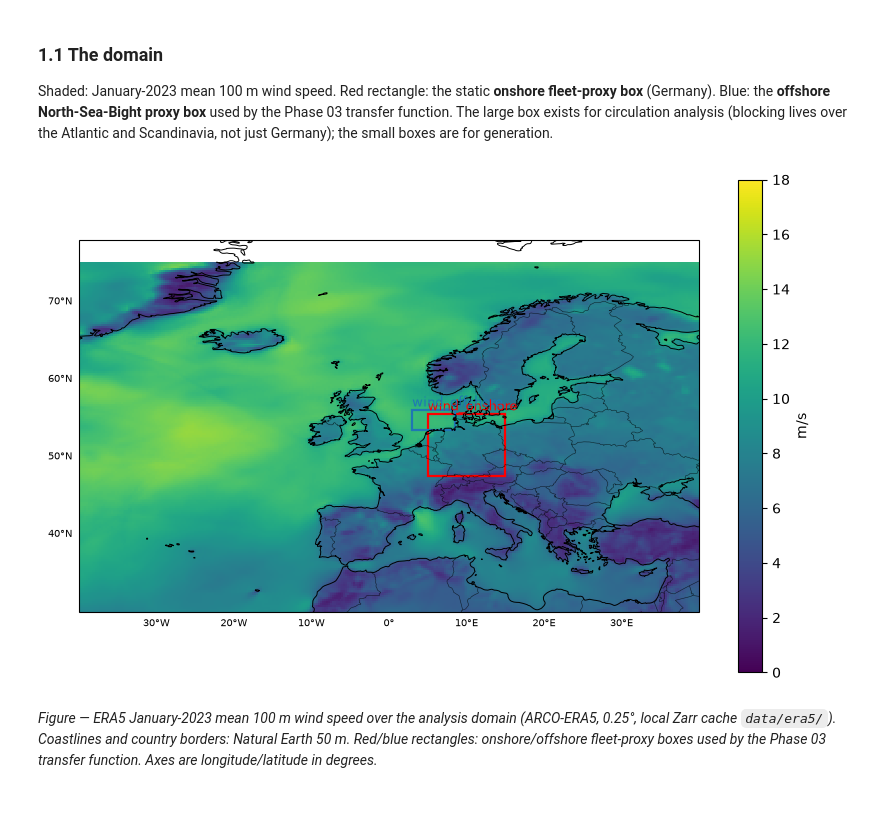
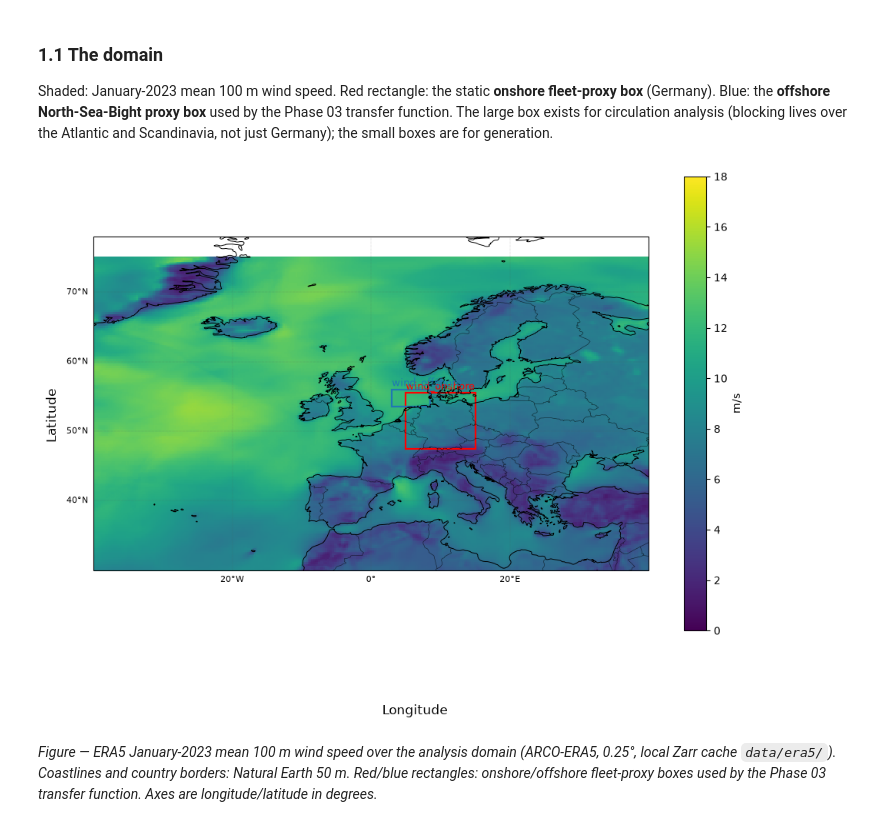
Before and after one commit to TunaHim/EuroGrid-Climate-Dynamics, a Jupyter notebook: notebooks/01_eda.ipynb, the cells around one changed output. Cells and saved outputs as stored; diff of their text form; code cells hidden in the pictures.

Commit message:
Improve EDA labels and figure interpretation
Co-Authored-By: Himansu Kesari Pradhan <kesarihimansu@gmail.com>

```diff
--- a/notebooks/01_eda.ipynb
+++ b/notebooks/01_eda.ipynb
@@ -14,8 +14,7 @@ Not yet downloaded: **EERIE IFS-FESOM2** (the coupled climate model — gated to
 The two windows were chosen deliberately: Jan 2023 as a pipeline smoke test, Nov–Dec 2024
 because it contains the well-documented German dark-lull events the project studies.
 # %%
-# Setup: load the cached ERA5 Zarr windows + SMARD client, and define the shared map
-# helper (PlateCarree projection + coastlines + country borders + lat/lon gridlines).
+# Setup: load cached ERA5/SMARD data and define map styling with explicit coordinate labels.
 import glob
 import os
 import pathlib
@@ -23,12 +22,14 @@ from datetime import datetime
 
 import cartopy.crs as ccrs
 import cartopy.feature as cfeature
+import cartopy.mpl.ticker as cticker
 import matplotlib.patches as mpatches
 import matplotlib.pyplot as plt
 import numpy as np
 import polars as pl
 import xarray as xr
 import yaml
+from matplotlib.ticker import FixedLocator
 
 from eurogrid.data.smard import SmardClient, capacity_factor
 from eurogrid.models.transfer import FLEET_BOXES
@@ -39,7 +40,7 @@ ROOT = next(
 os.chdir(ROOT)
 cfg = yaml.safe_load(open(ROOT / "config/settings.yaml"))
 
-PC = ccrs.PlateCarree()  # lat/lon projection used for every map
+PC = ccrs.PlateCarree()
 WINDOWS = {"2023-01": ("2023-01-01", "2023-02-01"), "2024-11..12": ("2024-11-01", "2025-01-01")}
 era5 = {
     w: xr.open_zarr(
@@ -54,13 +55,17 @@ era5 = {
 
 
 def map_ax(ax, title, borders=True):
-    """Common map decoration: extent, coastlines, borders, lat/lon labels."""
+    """Common map decoration with political boundaries and labelled coordinates."""
     ax.coastlines(resolution="50m", lw=0.7)
     if borders:
         ax.add_feature(cfeature.BORDERS.with_scale("50m"), lw=0.4, alpha=0.7)
-    gl = ax.gridlines(draw_labels=True, lw=0, alpha=0)
+    gl = ax.gridlines(draw_labels=True, linewidth=0.35, color="0.35", alpha=0.55, linestyle=":")
     gl.top_labels = gl.right_labels = False
-    gl.xlabel_style = gl.ylabel_style = {"size": 7}
+    gl.xlocator = FixedLocator([-40, -20, 0, 20, 40])
+    gl.ylocator = FixedLocator([30, 40, 50, 60, 70])
+    gl.xformatter = cticker.LongitudeFormatter()
+    gl.yformatter = cticker.LatitudeFormatter()
+    gl.xlabel_style = gl.ylabel_style = {"size": 8}
     ax.set_extent([-40, 40, 30, 75])
     ax.set_title(title, fontsize=10)
     return ax
@@ -125,34 +130,37 @@ not just Germany); the small boxes are for generation.
 # %%
 # Map the analysis domain: Jan-2023 mean ws100 shaded, fleet-proxy boxes as rectangles,
 # political boundaries from Natural Earth.
 ds = era5["2023-01"]
 fig, ax = plt.subplots(figsize=(10, 8), subplot_kw={"projection": PC})
 map_ax(ax, "ERA5 domain: Jan-2023 mean ws100 + fleet-proxy boxes")
 ds.ws100.mean("time").plot.pcolormesh(
     ax=ax,
     transform=PC,
     cmap="viridis",
     vmin=0,
     vmax=18,
     add_colorbar=True,
     cbar_kwargs={"label": "m/s", "shrink": 0.8},
 )
 for (name, (la0, la1, lo0, lo1)), col in zip(FLEET_BOXES.items(), ["red", "tab:blue"], strict=True):
     ax.add_patch(
         mpatches.Rectangle(
             (lo0, la0),
             lo1 - lo0,
             la1 - la0,
             fill=False,
             ec=col,
             lw=1.6,
             transform=PC,
         )
     )
     ax.text(lo0, la1 + 0.5, name, color=col, fontsize=9, transform=PC)
+fig.supxlabel("Longitude")
+fig.supylabel("Latitude")
+plt.tight_layout()
 plt.show()
 # %% [output]
-[figure, old version]
+[figure, new version]
 # %% [markdown]
 *Figure — ERA5 January-2023 mean 100 m wind speed over the analysis domain*
 *(ARCO-ERA5, 0.25°, local Zarr cache `data/era5/`). Coastlines and country borders:*
```
Also changed, not shown: parts of 16 cells of this notebook.
